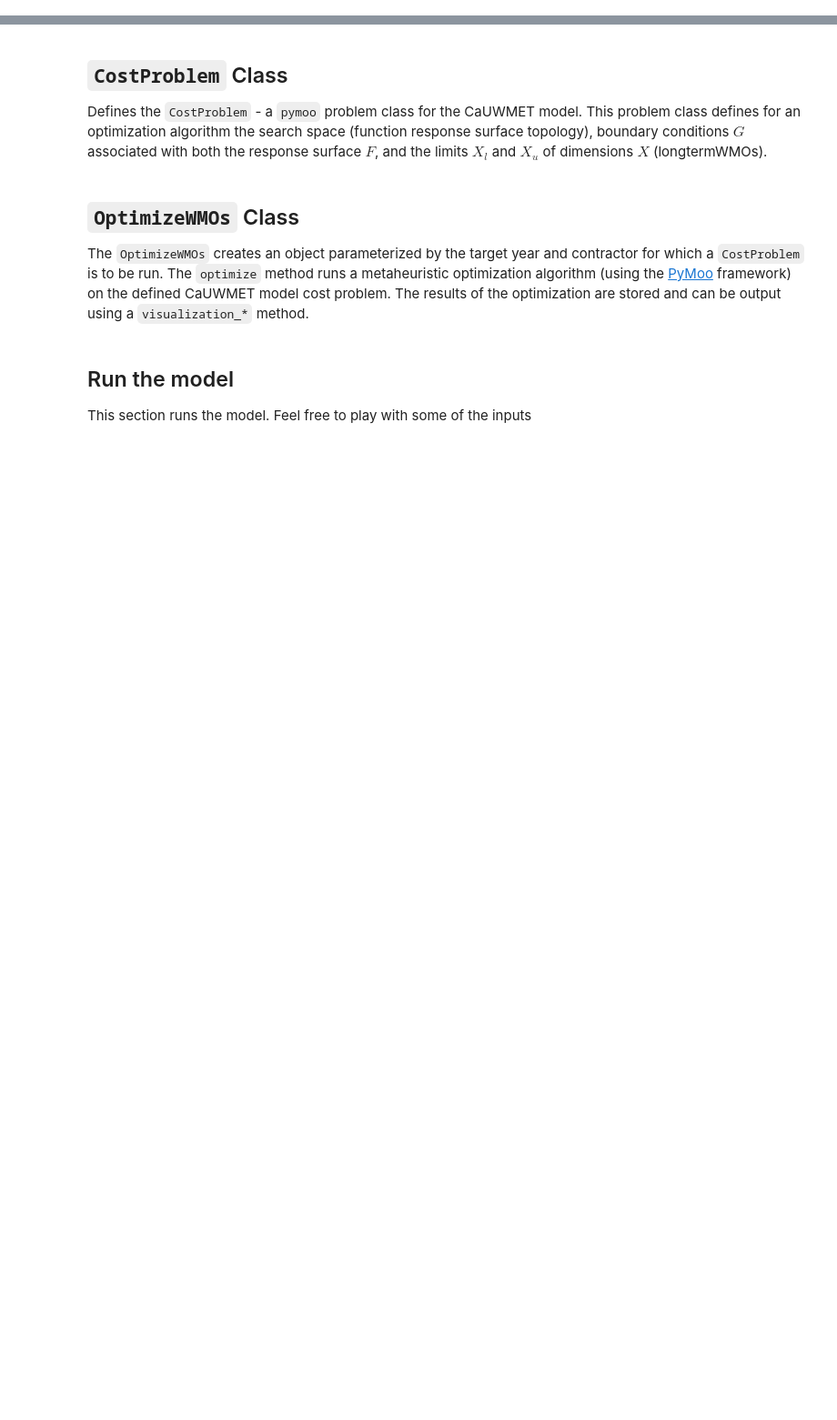
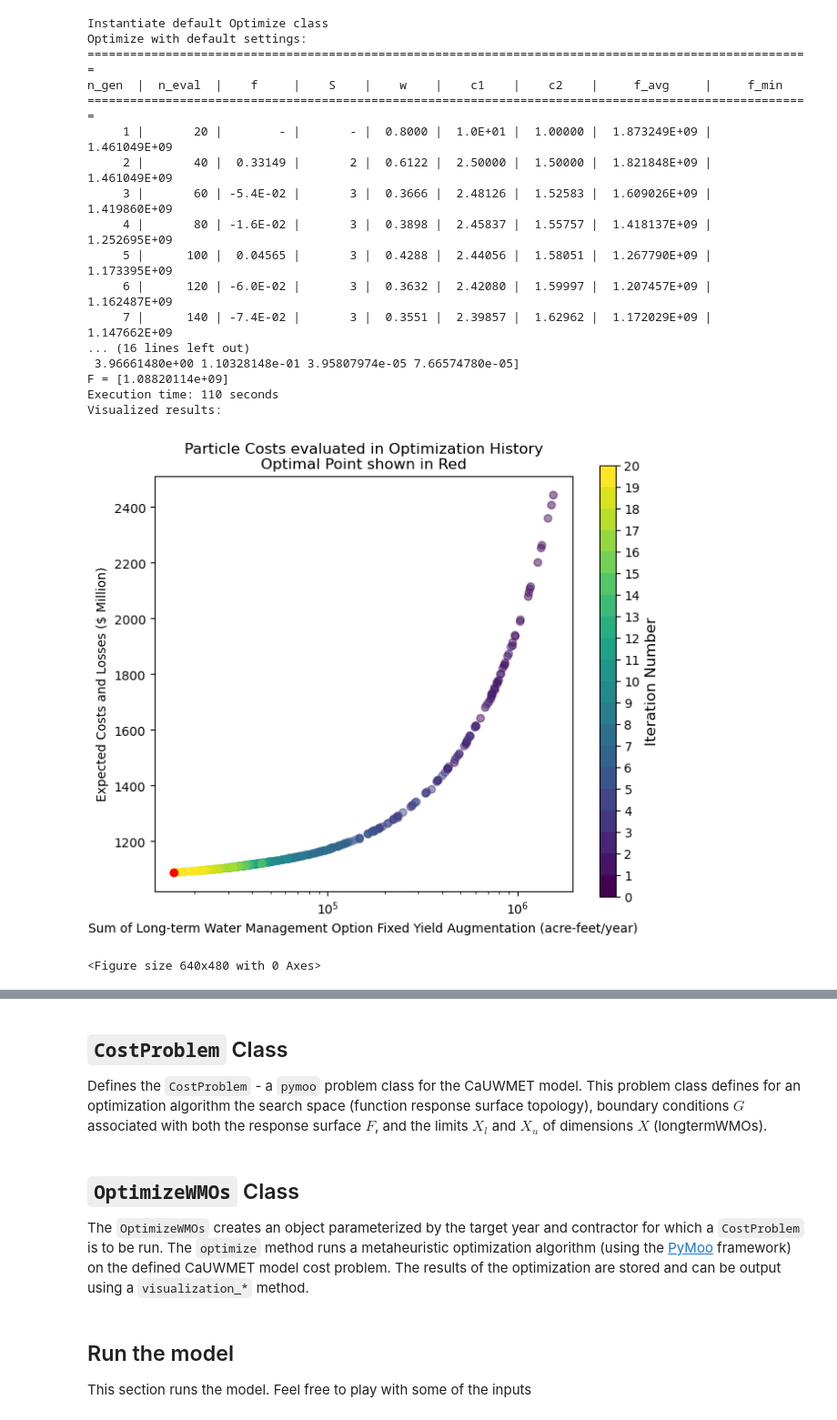
Before and after one commit to dayamuralidharan/California-Urban-Water-Management-Economic-Tool, a Jupyter notebook: CaUWMET/OptimizeWMOsDemo.ipynb, the cells around one changed output, grey strips where cells are left out. Shown at 91% size. Saved outputs shown, nothing was run; the diff lists cells and outputs as text; code cells hidden in the pictures; blank space fills up the shorter version.

```diff
--- a/CaUWMET/OptimizeWMOsDemo.ipynb
+++ b/CaUWMET/OptimizeWMOsDemo.ipynb
@@ -10,0 +11,46 @@ First use ipykernel `pip` to install and import libraries.
+# %%
+from src.optimization.optimizeWMOs import OptimizeWMOs
+
+# parameterize the optimization - class defaults below...
+year='2045'
+contractor='Metropolitan Water District of Southern California'
+wmoFloor=None
+wmoCeiling=None
+lowerBounds=[0]*8
+upperBounds='longtermWMOVolumeLimits'
+
+print("Instantiate default Optimize class")
+optimizeWMOs = OptimizeWMOs(
+    year=year,
+    contractor=contractor,
+    wmoFloor=wmoFloor,
+    wmoCeiling=wmoCeiling,
+    lowerBounds=lowerBounds,
+    upperBounds=upperBounds
+)
+
+print("Optimize with default settings:")
+optimizeWMOs.optimize()
+
+print("Visualized results:")
+optimizeWMOs.visualization_a(save=True)
+# %% [output]
+Instantiate default Optimize class
+Optimize with default settings:
+======================================================================================================
+n_gen  |  n_eval  |    f     |    S    |    w    |    c1    |    c2    |     f_avg     |     f_min
+======================================================================================================
+     1 |       20 |        - |       - |  0.8000 |  1.0E+01 |  1.00000 |  1.873249E+09 |  1.461049E+09
+     2 |       40 |  0.33149 |       2 |  0.6122 |  2.50000 |  1.50000 |  1.821848E+09 |  1.461049E+09
+     3 |       60 | -5.4E-02 |       3 |  0.3666 |  2.48126 |  1.52583 |  1.609026E+09 |  1.419860E+09
+     4 |       80 | -1.6E-02 |       3 |  0.3898 |  2.45837 |  1.55757 |  1.418137E+09 |  1.252695E+09
+     5 |      100 |  0.04565 |       3 |  0.4288 |  2.44056 |  1.58051 |  1.267790E+09 |  1.173395E+09
+     6 |      120 | -6.0E-02 |       3 |  0.3632 |  2.42080 |  1.59997 |  1.207457E+09 |  1.162487E+09
+     7 |      140 | -7.4E-02 |       3 |  0.3551 |  2.39857 |  1.62962 |  1.172029E+09 |  1.147662E+09
+... (16 lines left out)
+ 3.96661480e+00 1.10328148e-01 3.95807974e-05 7.66574780e-05]
+F = [1.08820114e+09]
+Execution time: 110 seconds
+Visualized results:
+[figure, added]
+<Figure size 640x480 with 0 Axes>
```
Also changed, not shown: parts of 6 cells of this notebook, 10 other files.
